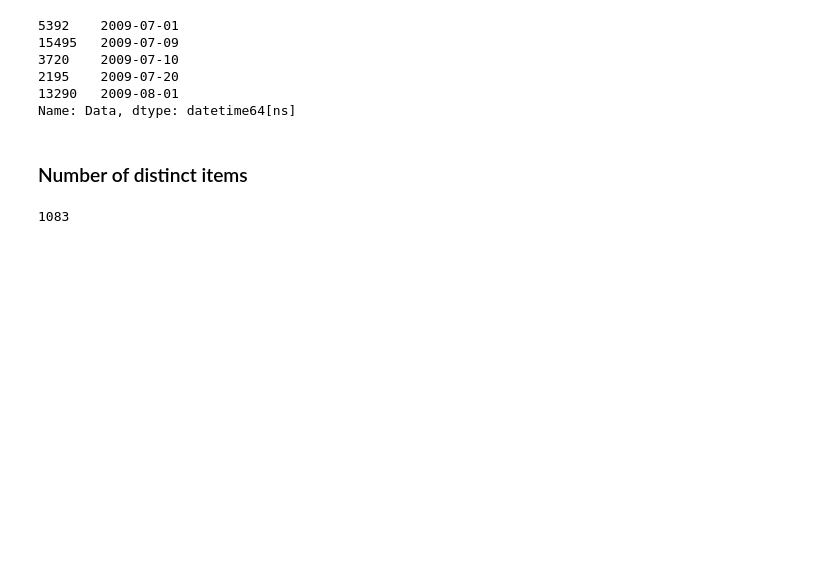
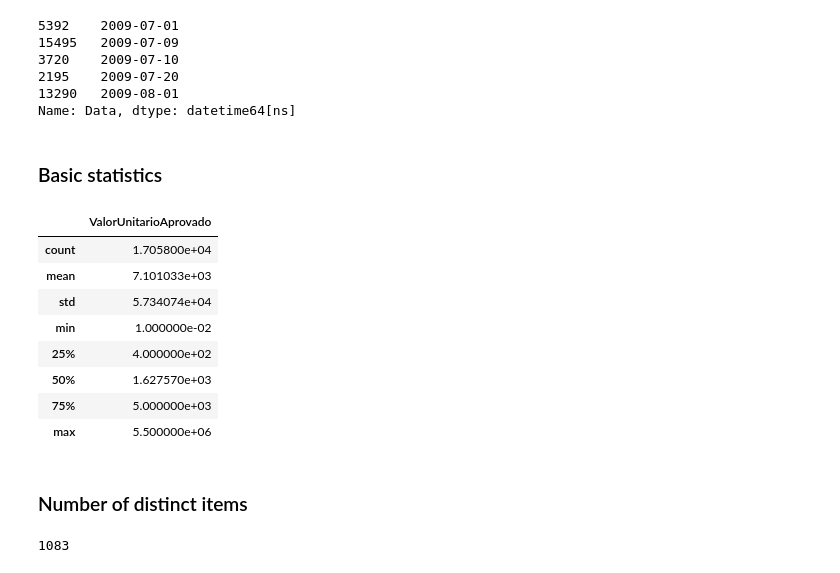
Before and after one commit to lappis-unb/salic-ml, a Jupyter notebook: research/finding_outliers_in_itens_price.ipynb, the cells around one changed output. Cells and saved outputs as stored; diff of their text form; code cells hidden in the pictures; blank space fills up the shorter version.

```diff
--- a/research/finding_outliers_in_itens_price.ipynb
+++ b/research/finding_outliers_in_itens_price.ipynb
@@ -61,6 +66,20 @@ dates.head()
 2195    2009-07-20
 13290   2009-08-01
 Name: Data, dtype: datetime64[ns]
+# %% [markdown]
+### Basic statistics
+# %%
+dt.describe()
+# %% [output]
+|  | ValorUnitarioAprovado |
+| count | 1.705800e+04 |
+| mean | 7.101033e+03 |
+| std | 5.734074e+04 |
+| min | 1.000000e-02 |
+| 25% | 4.000000e+02 |
+| 50% | 1.627570e+03 |
+| 75% | 5.000000e+03 |
+| max | 5.500000e+06 |
 # %% [markdown]
 ### Number of distinct items
 # %%
```
Also changed, not shown: parts of 5 cells of this notebook, 1 other file.
